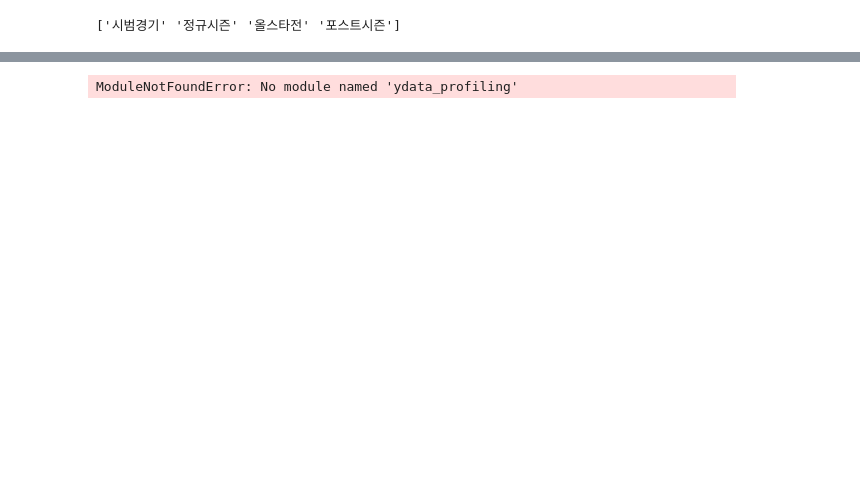
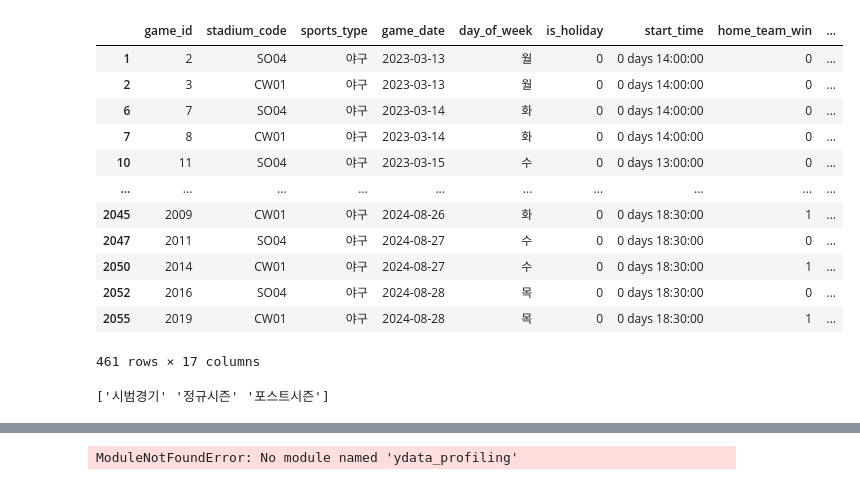
Before and after one commit to StaG-lab/ai-proj-2nd-class, a Jupyter notebook: 04.data_preprocess/1차_데이터셋_전처리.ipynb, the cells around one changed output, grey strips where cells are left out. Drawn from its saved outputs; the diff is of its cells as text; code cells hidden in the pictures; blank space fills up the shorter version.

```diff
--- a/04.data_preprocess/1차_데이터셋_전처리.ipynb
+++ b/04.data_preprocess/1차_데이터셋_전처리.ipynb
@@ -35,3 +77,19 @@ snow_depth       0  0.0%
+# %%
+df[df['accident_count'].isnull()]
+# %% [output]
+|  | game_id | stadium_code | sports_type | game_date | day_of_week | is_holiday | start_time | home_team_win | ... |
+| 1 | 2 | SO04 | 야구 | 2023-03-13 | 월 | 0 | 0 days 14:00:00 | 0 | ... |
+| 2 | 3 | CW01 | 야구 | 2023-03-13 | 월 | 0 | 0 days 14:00:00 | 0 | ... |
+| 6 | 7 | SO04 | 야구 | 2023-03-14 | 화 | 0 | 0 days 14:00:00 | 0 | ... |
+| 7 | 8 | CW01 | 야구 | 2023-03-14 | 화 | 0 | 0 days 14:00:00 | 0 | ... |
+| 10 | 11 | SO04 | 야구 | 2023-03-15 | 수 | 0 | 0 days 13:00:00 | 0 | ... |
+| ... | ... | ... | ... | ... | ... | ... | ... | ... | ... |
+| 2045 | 2009 | CW01 | 야구 | 2024-08-26 | 화 | 0 | 0 days 18:30:00 | 1 | ... |
+| 2047 | 2011 | SO04 | 야구 | 2024-08-27 | 수 | 0 | 0 days 18:30:00 | 0 | ... |
+| 2050 | 2014 | CW01 | 야구 | 2024-08-27 | 수 | 0 | 0 days 18:30:00 | 1 | ... |
+| 2052 | 2016 | SO04 | 야구 | 2024-08-28 | 목 | 0 | 0 days 18:30:00 | 0 | ... |
+| 2055 | 2019 | CW01 | 야구 | 2024-08-28 | 목 | 0 | 0 days 18:30:00 | 1 | ... |
+461 rows × 17 columns
 # %%
 
 # 기본 치환: '페넌트레이스'·'순위결정전'(오탈자 '순위결정정' 포함)·'0' --> '정규시즌'
@@ -56,9 +114,11 @@ df["match_type"] = (
                 '파이널 라운드B':"포스트시즌",
                 '챔피언결정전':"포스트시즌",
                 '준결승':"포스트시즌",
-                '결승':"포스트시즌"})
+                '결승':"포스트시즌",
+                '올스타전':"포스트시즌"}
+                )
 )
 # 결과 확인
 print(df["match_type"].unique())
 # %% [output]
-['시범경기' '정규시즌' '올스타전' '포스트시즌']
+['시범경기' '정규시즌' '포스트시즌']
```
Also changed, not shown: parts of 15 cells of this notebook, 8 other files.
